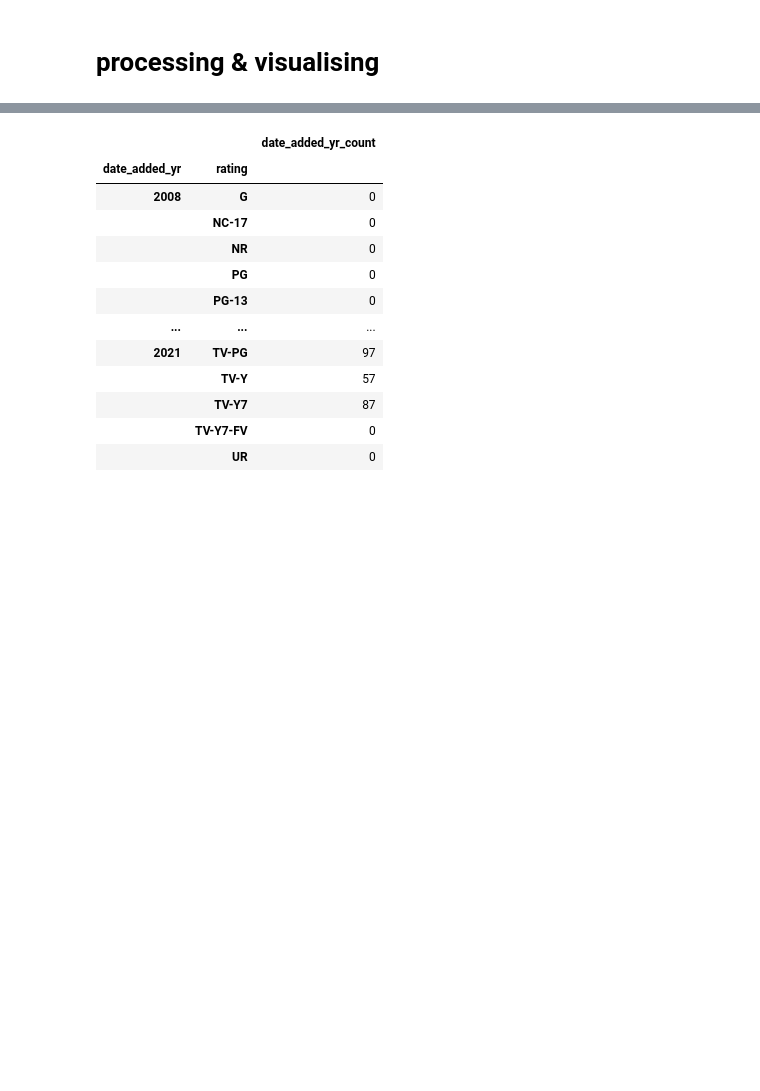
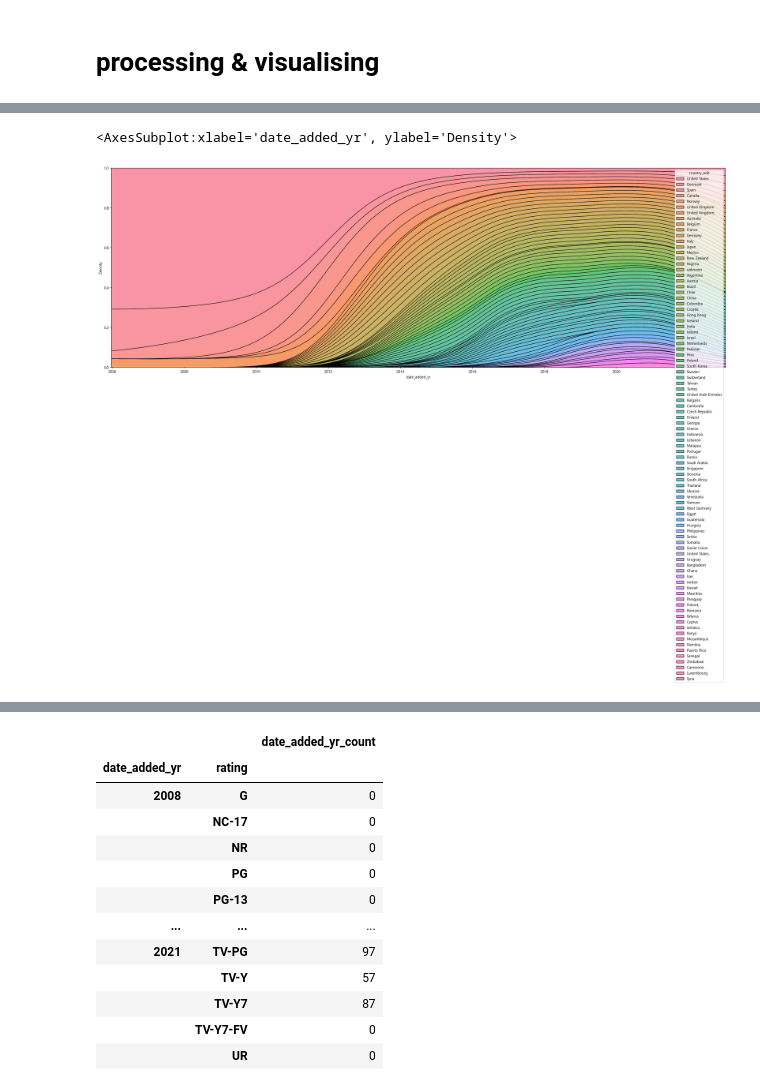
Before and after one commit to sarcomaXD/wellknown, a Jupyter notebook: netfilx/netflix_beck.ipynb, the cells around one changed output, grey strips where cells are left out. Drawn from its saved outputs; the diff is of its cells as text; code cells hidden in the pictures; blank space fills up the shorter version.

```diff
--- a/netfilx/netflix_beck.ipynb
+++ b/netfilx/netflix_beck.ipynb
@@ -168 +272,8 @@ fig.show()
+# %%
+fig = plt.figure(figsize = (30, 10))
+
+sns.kdeplot( data = df.groupby(['date_added_yr','country_edit',],as_index=False).agg(country_count = ('show_id','count')) , x= 'date_added_yr', hue = 'country_edit' , multiple="fill")
+# %% [output]
+<AxesSubplot:xlabel='date_added_yr', ylabel='Density'>
+[figure, added]
 # %%
```
Also changed, not shown: parts of 19 cells of this notebook.
